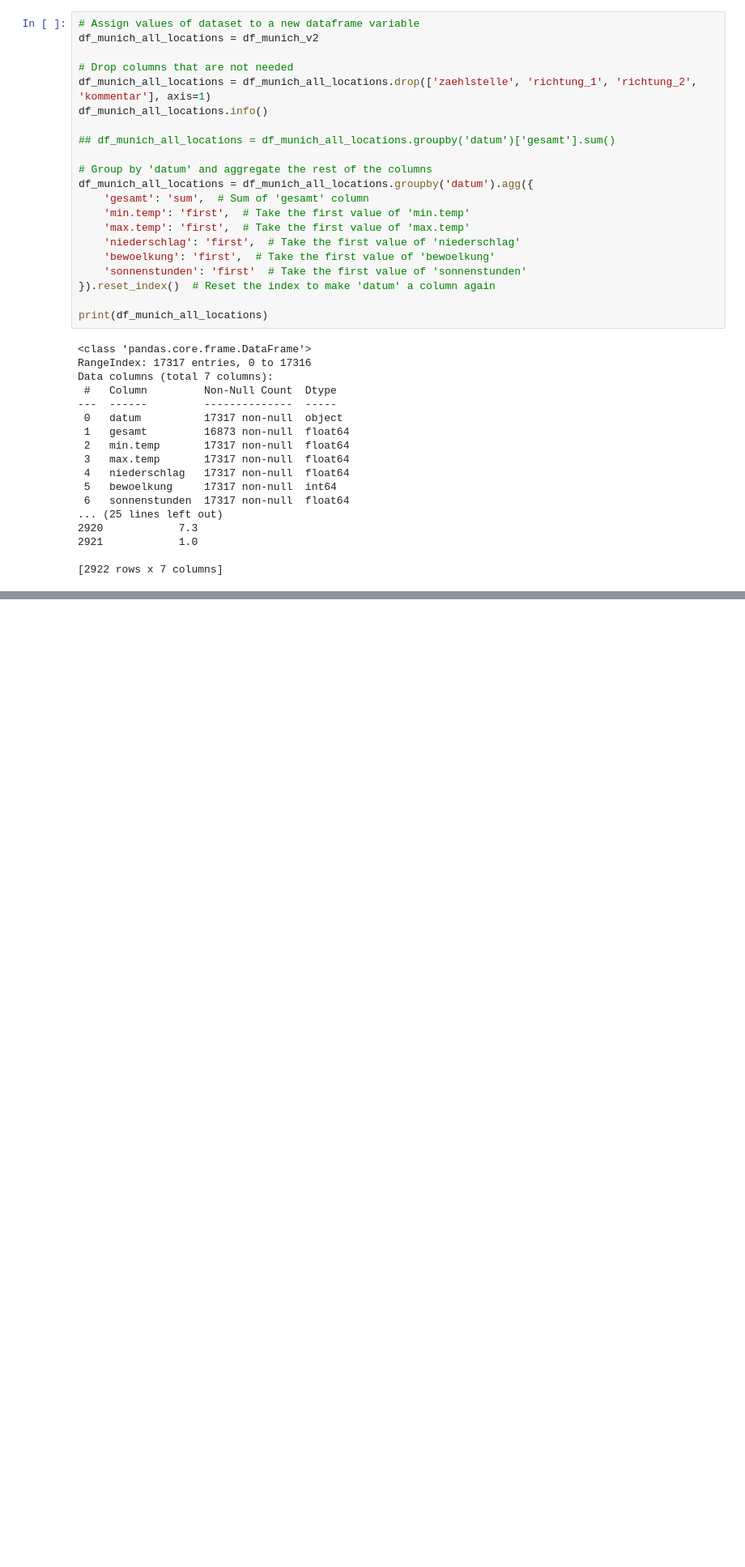
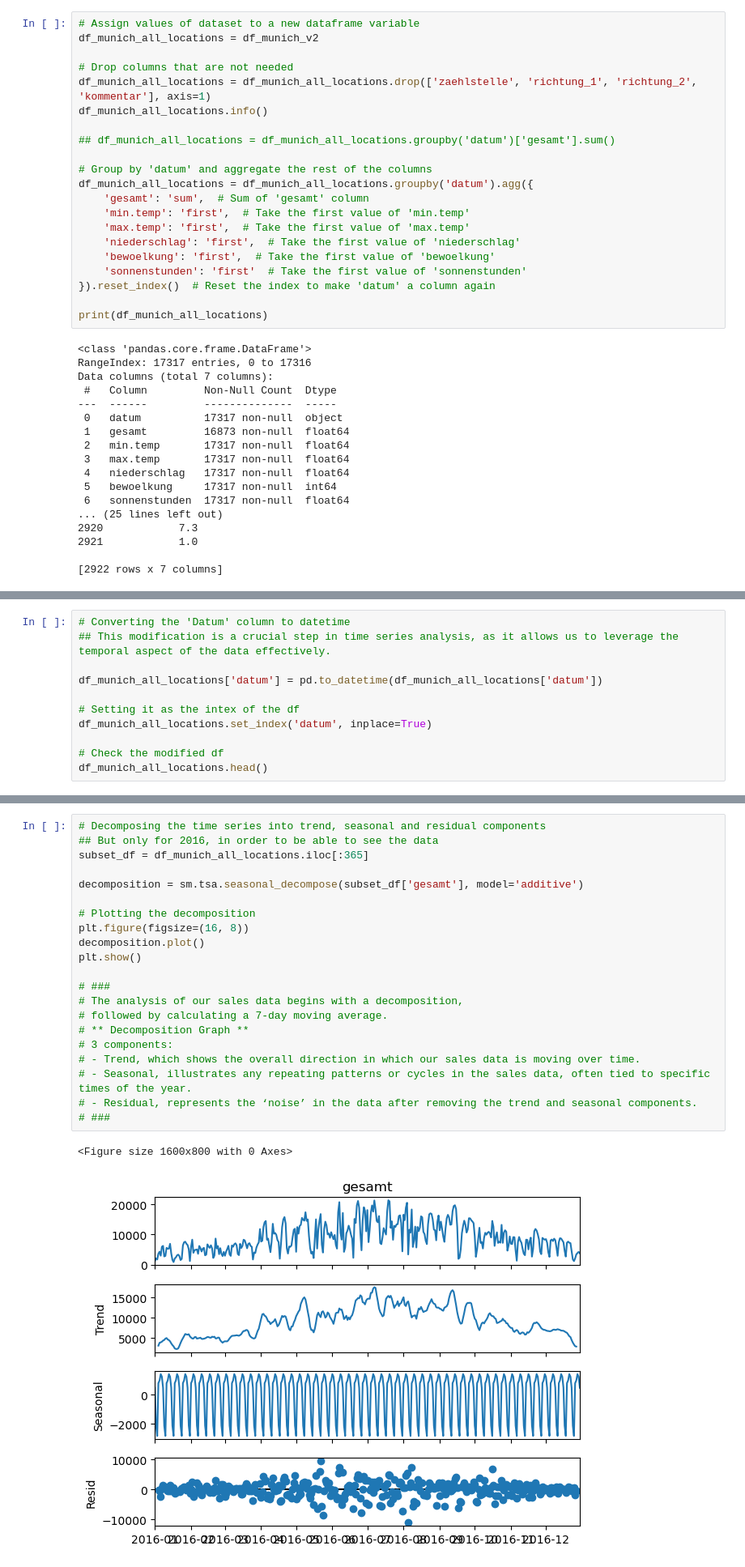
Before and after one commit to caropaezBSH/CaroPeThesis, a Jupyter notebook: Munich_Complete_Analysis/MunichAnalysis.ipynb, the cells around one changed output, grey strips where cells are left out. Shown at 81% size. Drawn from its saved outputs; the diff is of its cells as text; blank space fills up the shorter version.

```diff
--- a/Munich_Complete_Analysis/MunichAnalysis.ipynb
+++ b/Munich_Complete_Analysis/MunichAnalysis.ipynb
@@ -206,0 +220,11 @@ Data columns (total 7 columns):
+# %%
+# Converting the 'Datum' column to datetime
+## This modification is a crucial step in time series analysis, as it allows us to leverage the temporal aspect of the data effectively.
+
+df_munich_all_locations['datum'] = pd.to_datetime(df_munich_all_locations['datum'])
+
+# Setting it as the intex of the df
+df_munich_all_locations.set_index('datum', inplace=True)
+
+# Check the modified df
+df_munich_all_locations.head()
@@ -206,0 +251,24 @@ Data columns (total 7 columns):
+# %%
+# Decomposing the time series into trend, seasonal and residual components
+## But only for 2016, in order to be able to see the data
+subset_df = df_munich_all_locations.iloc[:365]
+
+decomposition = sm.tsa.seasonal_decompose(subset_df['gesamt'], model='additive')
+
+# Plotting the decomposition
+plt.figure(figsize=(16, 8))
+decomposition.plot()
+plt.show()
+
+# ###
+# The analysis of our sales data begins with a decomposition,
+# followed by calculating a 7-day moving average.
+# ** Decomposition Graph **
+# 3 components:
+# - Trend, which shows the overall direction in which our sales data is moving over time.
+# - Seasonal, illustrates any repeating patterns or cycles in the sales data, often tied to specific times of the year.
+# - Residual, represents the ‘noise’ in the data after removing the trend and seasonal components.
+# ###
+# %% [output]
+<Figure size 1600x800 with 0 Axes>
+[figure, added]
```
Also changed, not shown: parts of 9 cells of this notebook.
